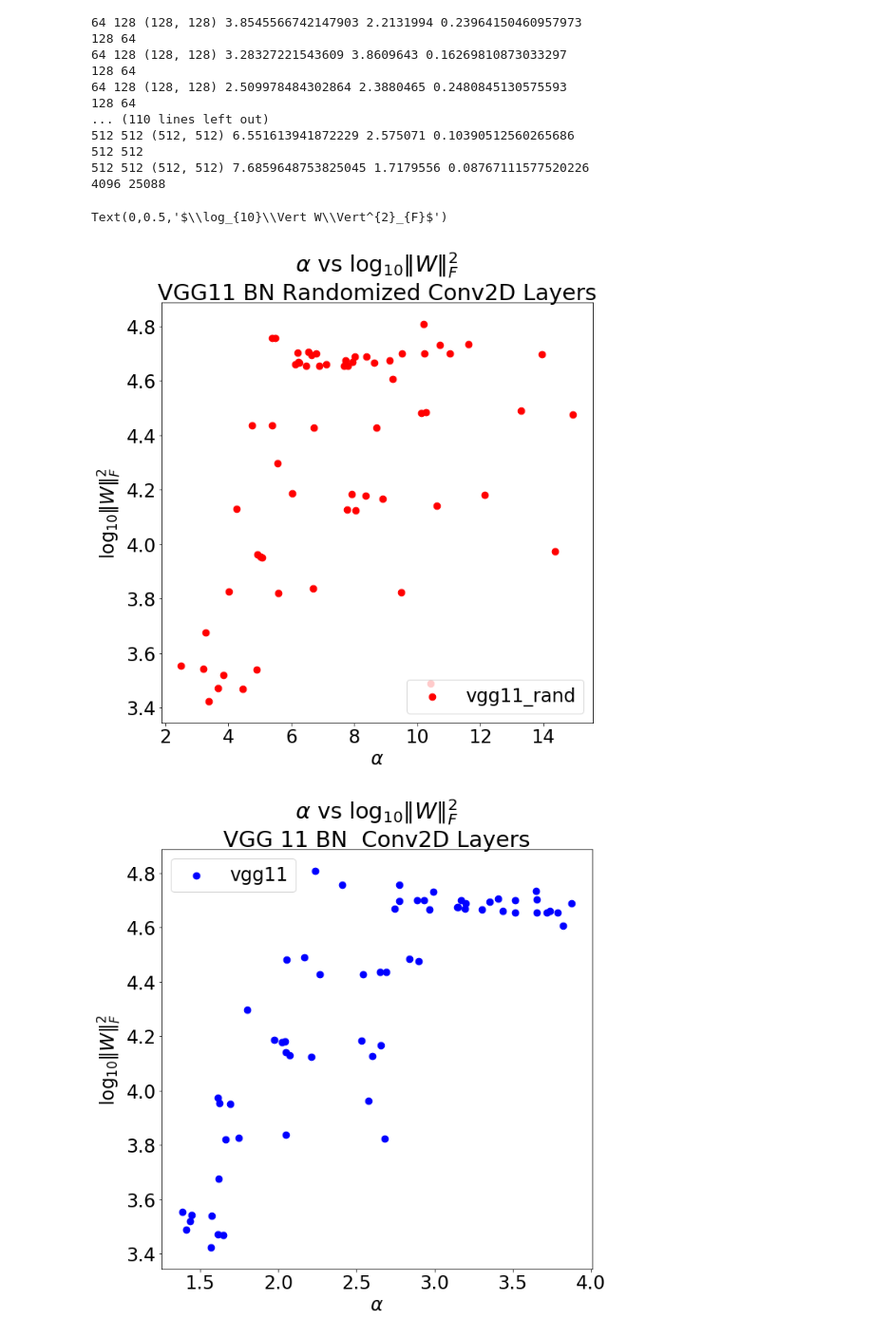
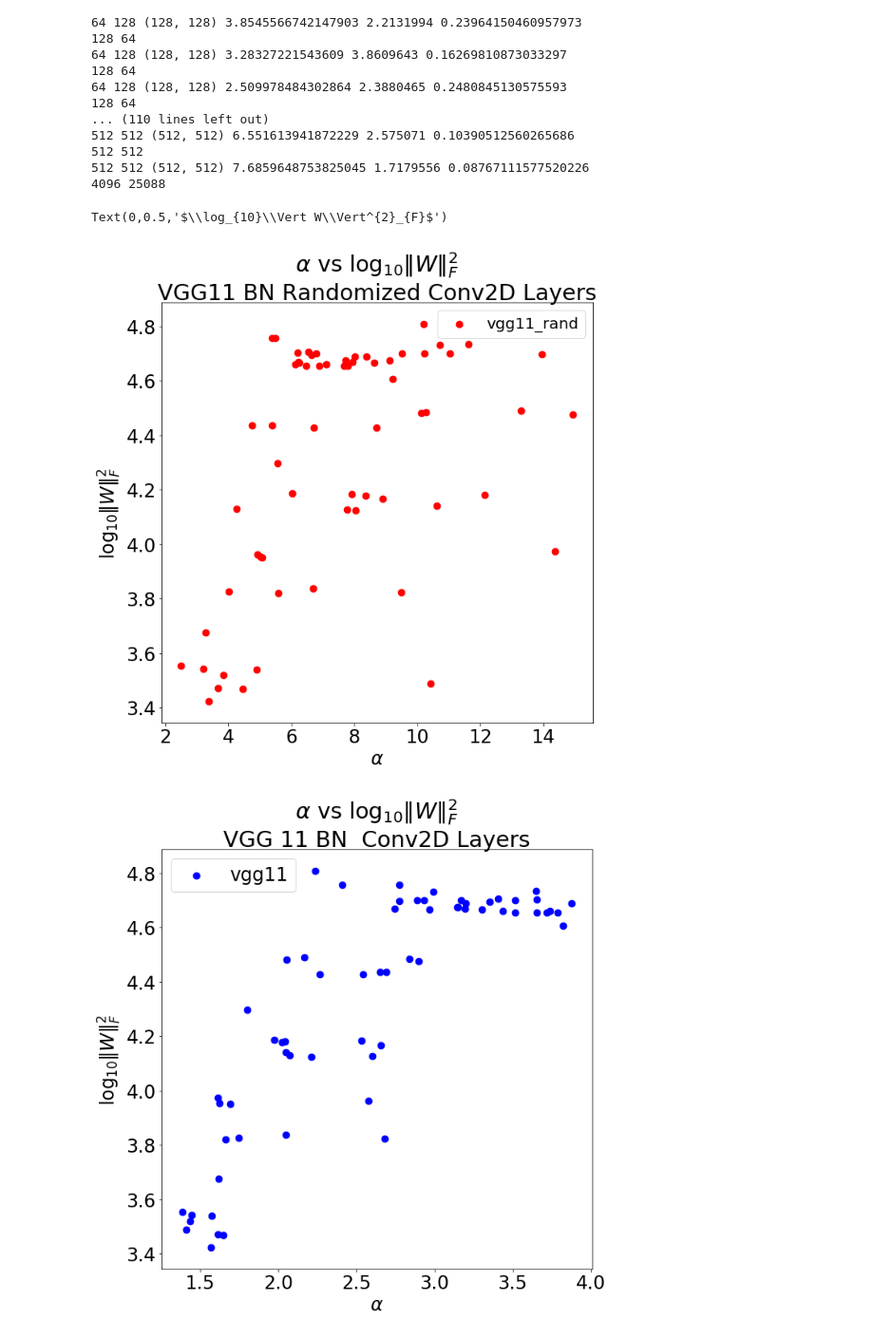
Before and after one commit to CalculatedContent/PredictingTestAccuracies, a Jupyter notebook: pyTorch-models-VGG-drilldown.ipynb, the cells around one changed output. Shown: that part at 95% size. Saved outputs shown, nothing was run; the diff lists cells and outputs as text; code cells hidden in the pictures.

```diff
--- a/pyTorch-models-VGG-drilldown.ipynb
+++ b/pyTorch-models-VGG-drilldown.ipynb
@@ -606,28 +606,29 @@ alphas[model_name], norms[model_name], lmaxs[model_name] =  rand_model_alphas(mo
 # %%
 plt.rcParams['figure.figsize'] = [10,10]
 matplotlib.rcParams.update({'font.size': 24})
+legend_prop={'size':20}
 marker_size = 75
 # %%
 
 
 model_name = 'vgg11_rand'
 x = alphas[model_name]
 y =  2.0*np.log10(norms[model_name])
 plt.scatter(x,y,label=model_name , color='red', s=marker_size)
 
 model_name = 'vgg11'
 x = alphas[model_name]
 y =  2.0*np.log10(norms[model_name])
 #plt.scatter(x,y,label=model_name, color='blue' )
 
 
 plt.title(r"$\alpha$ vs $\log_{10}\Vert W\Vert^{2}_{F}$"+"\nVGG11 BN Randomized Conv2D Layers")
-plt.legend()
+plt.legend(prop=legend_prop)
 plt.xlabel(r"$\alpha}$")
 plt.ylabel(r"$\log_{10}\Vert W\Vert^{2}_{F}$")
 # %% [output]
 Text(0,0.5,'$\\log_{10}\\Vert W\\Vert^{2}_{F}$')
-[figure, old version]
+[figure, new version]
 # %%
 model_name = 'vgg11'
 x = alphas[model_name]
```
Also changed, not shown: parts of 1 cell of this notebook, 3 other files.
